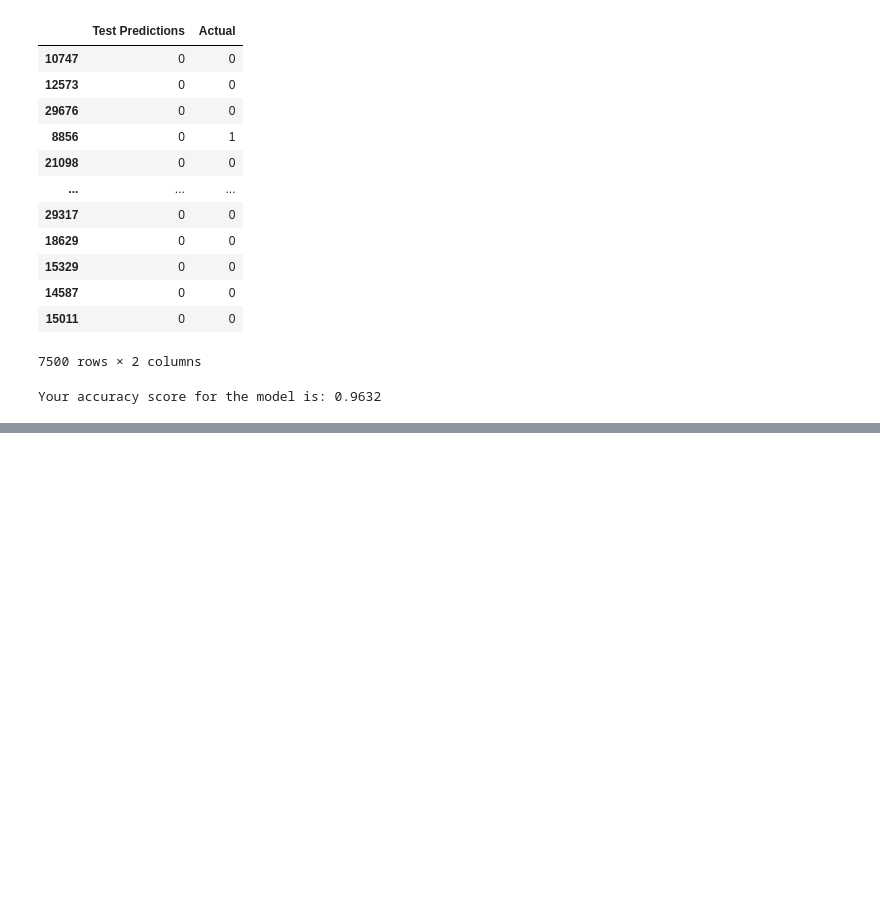
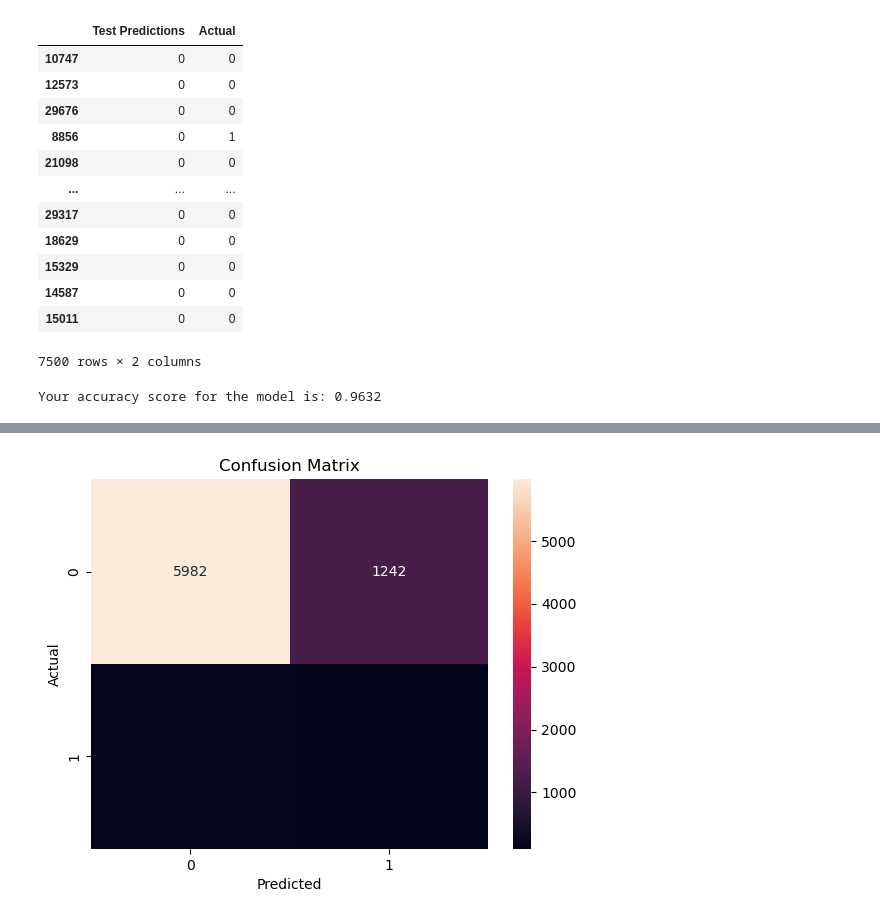
Before and after one commit to eliza0101/Project-2, a Jupyter notebook: trained.ipynb, the cells around one changed output, grey strips where cells are left out. Cells and saved outputs as stored; diff of their text form; code cells hidden in the pictures; blank space fills up the shorter version.

```diff
--- a/trained.ipynb
+++ b/trained.ipynb
@@ -293,0 +312,5 @@ Testing Score: 0.9802666666666666
+# %%
+# Randomforest prediction on X_test
+y_pred_forest = forest.predict(X_test)
+print("\nRandom Forest Classification Report:")
+print(classification_report(y_test, y_pred_forest))
@@ -329,0 +373,13 @@ plt.show()
+# %%
+
+
+
+# Confusion Matrix
+conf_matrix = confusion_matrix(y_test, y_pred_forest)
+sns.heatmap(conf_matrix, annot=True, fmt='d')
+plt.title('Confusion Matrix')
+plt.xlabel('Predicted')
+plt.ylabel('Actual')
+plt.show()
+# %% [output]
+[figure, added]
```
Also changed, not shown: parts of 20 cells of this notebook.
